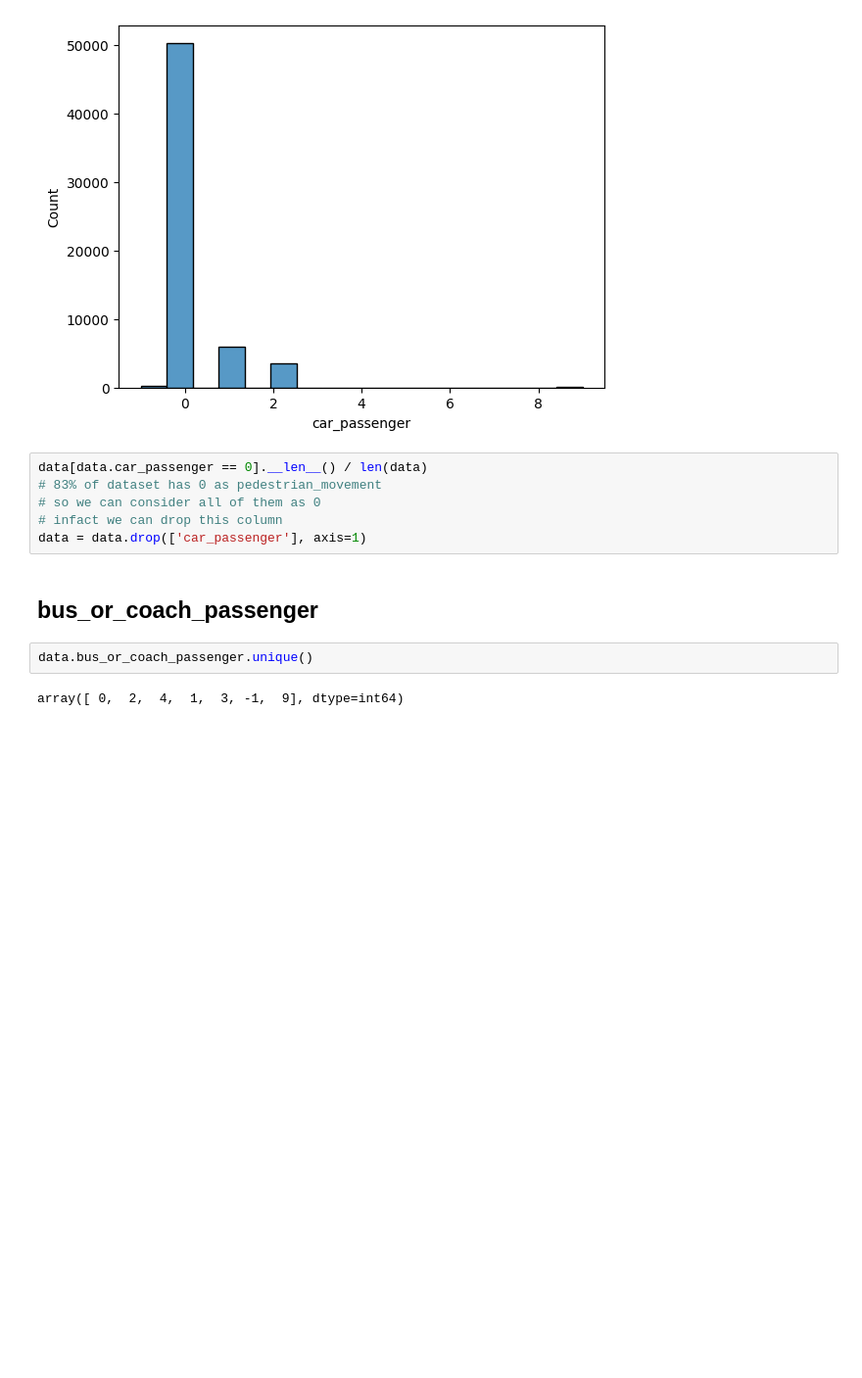
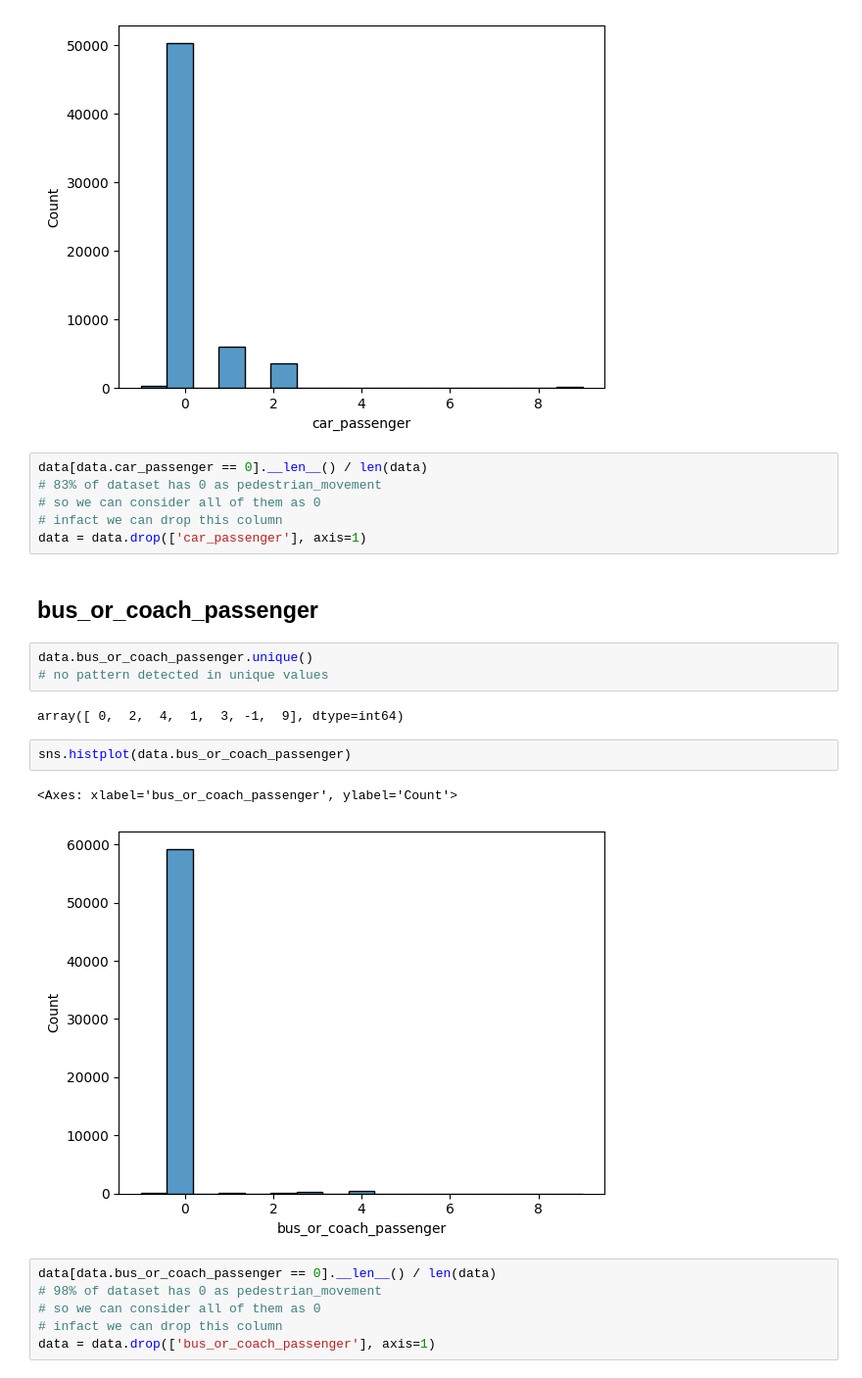
Before and after one commit to ali78efi/accidents_data_analyzing, a Jupyter notebook: accident_analys.ipynb, the cells around one changed output. Shown at 98% size. Drawn from its saved outputs; the diff is of its cells as text; blank space fills up the shorter version.

```diff
--- a/accident_analys.ipynb
+++ b/accident_analys.ipynb
@@ -292,5 +297,17 @@ data = data.drop(['car_passenger'], axis=1)
 ## bus_or_coach_passenger
 # %%
 data.bus_or_coach_passenger.unique()
+# no pattern detected in unique values
 # %% [output]
 array([ 0,  2,  4,  1,  3, -1,  9], dtype=int64)
+# %%
+sns.histplot(data.bus_or_coach_passenger)
+# %% [output]
+<Axes: xlabel='bus_or_coach_passenger', ylabel='Count'>
+[figure, added]
+# %%
+data[data.bus_or_coach_passenger == 0].__len__() / len(data)
+# 98% of dataset has 0 as pedestrian_movement
+# so we can consider all of them as 0
+# infact we can drop this column
+data = data.drop(['bus_or_coach_passenger'], axis=1)
```
Also changed, not shown: parts of 2 cells of this notebook.
